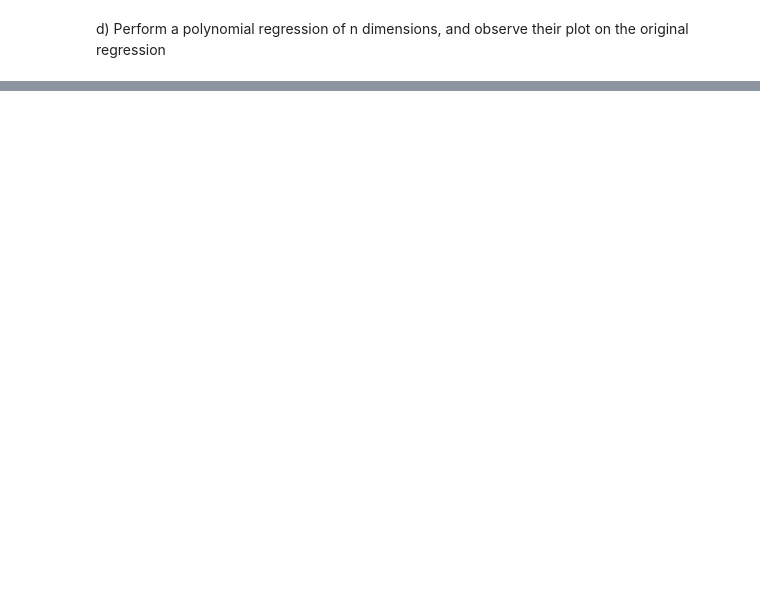
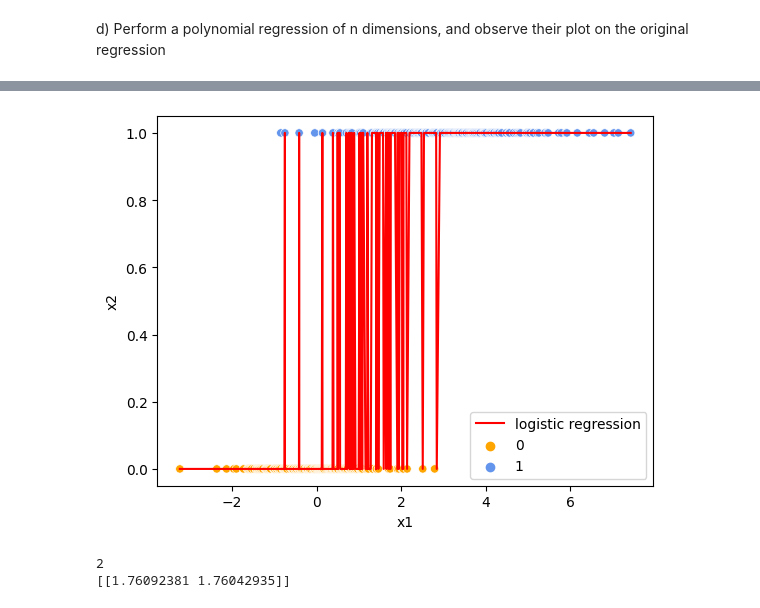
Before and after one commit to DanielCiccC/COMP4702_S12023, a Jupyter notebook: Pracw4/prac4.ipynb, the cells around one changed output, grey strips where cells are left out. Saved outputs shown, nothing was run; the diff lists cells and outputs as text; code cells hidden in the pictures; blank space fills up the shorter version.

```diff
--- a/Pracw4/prac4.ipynb
+++ b/Pracw4/prac4.ipynb
@@ -130,0 +148,30 @@ AttributeError: Line2D.set() got an unexpected keyword argument 'columns'
+# %%
+classif = pd.read_csv('w3classif.csv', header=None).dropna().sort_values(by=[0])
+# print(classif.iloc[:,2].to_numpy().reshape(-1,1).shape)
+clf = LogisticRegression(random_state=0).fit(classif.iloc[:,0:2].to_numpy(), classif.iloc[:,2].to_numpy())
+
+cmap_bold = ["darkorange", "darkblue"]
+cmap_light = ["orange", "cornflowerblue"]
+
+y_predict = clf.predict(classif.iloc[:,0:2].to_numpy())
+
+plt.plot(classif.iloc[:,0].to_numpy(), y_predict, color='red', label="logistic regression")
+
+sns.scatterplot(
+    x=classif.iloc[:,0].to_numpy(),
+    y=classif.iloc[:,2].to_numpy(),
+    hue=classif.iloc[:,2].to_numpy(),
+    palette=cmap_light,
+    alpha=1.0
+)
+plt.xlabel("x1")
+plt.ylabel("x2")
+plt.legend()
+plt.show()
+
+print(clf.n_features_in_)
+print(clf.coef_)
+# %% [output]
+[figure, added]
+2
+[[1.76092381 1.76042935]]
```
Also changed, not shown: parts of 9 cells of this notebook.
